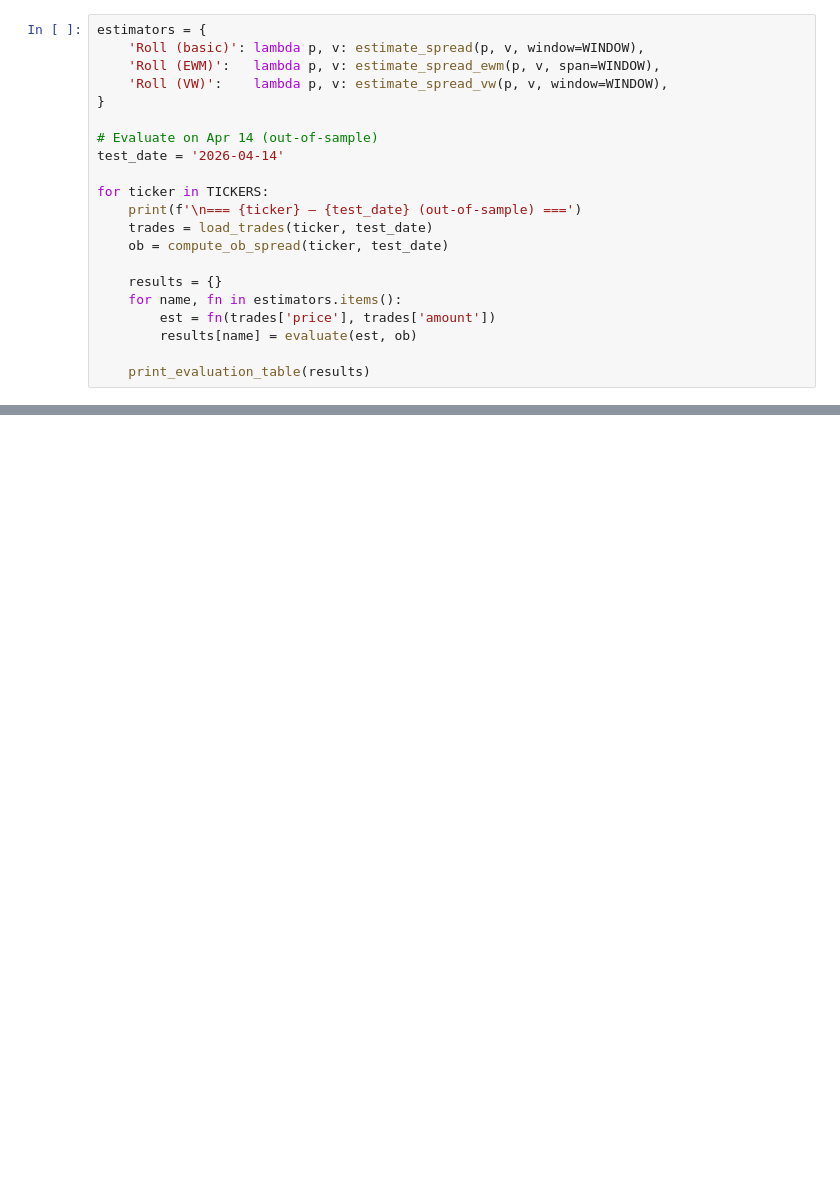
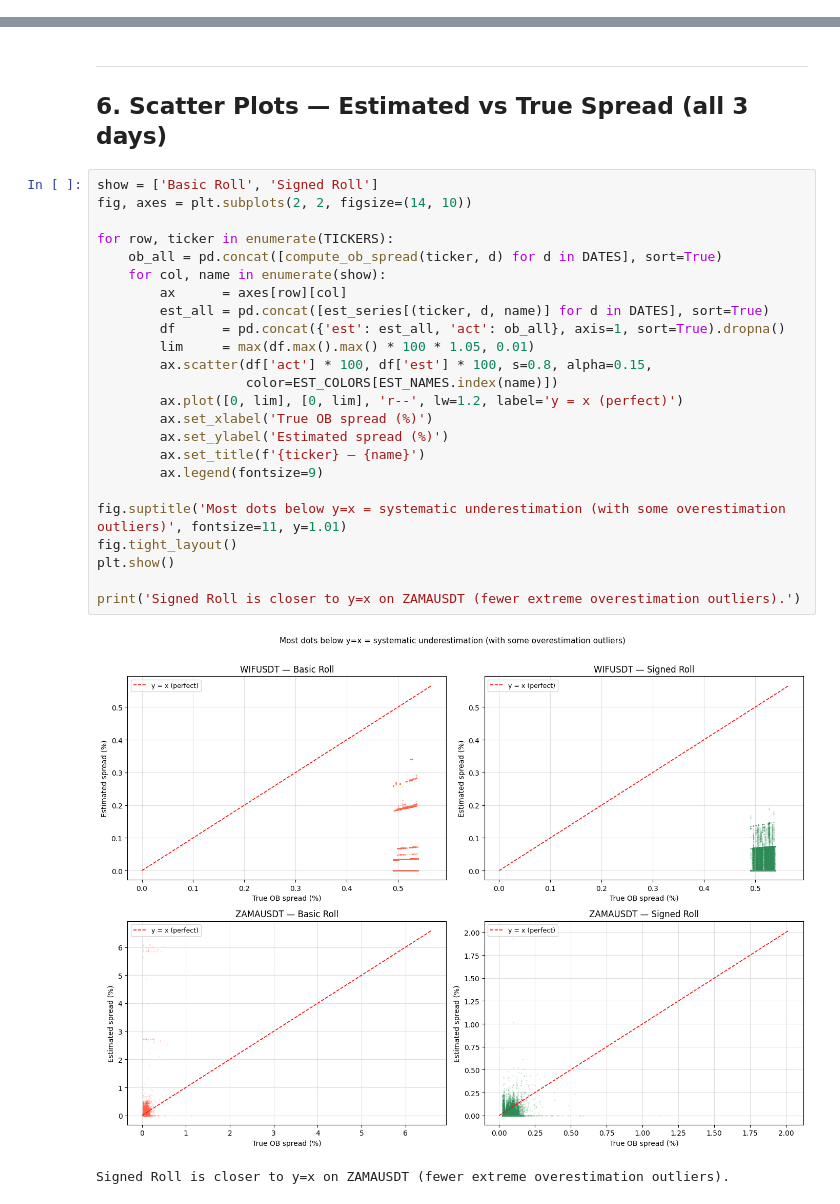
Before and after one commit to shadow-27/ATS_Project, a Jupyter notebook: notebooks/03_extensions.ipynb, the cells around one changed output, grey strips where cells are left out. Drawn from its saved outputs; the diff is of its cells as text; blank space fills up the shorter version.

```diff
--- a/notebooks/03_extensions.ipynb
+++ b/notebooks/03_extensions.ipynb
@@ -101,21 +42,0 @@ def estimate_spread_vw(
-# %%
-estimators = {
-    'Roll (basic)': lambda p, v: estimate_spread(p, v, window=WINDOW),
-    'Roll (EWM)':   lambda p, v: estimate_spread_ewm(p, v, span=WINDOW),
-    'Roll (VW)':    lambda p, v: estimate_spread_vw(p, v, window=WINDOW),
-}
-
-# Evaluate on Apr 14 (out-of-sample)
-test_date = '2026-04-14'
-
-for ticker in TICKERS:
-    print(f'\n=== {ticker} — {test_date} (out-of-sample) ===')
-    trades = load_trades(ticker, test_date)
-    ob = compute_ob_spread(ticker, test_date)
-
-    results = {}
-    for name, fn in estimators.items():
-        est = fn(trades['price'], trades['amount'])
-        results[name] = evaluate(est, ob)
-
-    print_evaluation_table(results)
@@ -172,0 +314,30 @@ Document here any approaches that were tried but failed, for inclusion in the pr
+# %% [markdown]
+---
+## 6. Scatter Plots — Estimated vs True Spread (all 3 days)
+# %%
+show = ['Basic Roll', 'Signed Roll']
+fig, axes = plt.subplots(2, 2, figsize=(14, 10))
+
+for row, ticker in enumerate(TICKERS):
+    ob_all = pd.concat([compute_ob_spread(ticker, d) for d in DATES], sort=True)
+    for col, name in enumerate(show):
+        ax      = axes[row][col]
+        est_all = pd.concat([est_series[(ticker, d, name)] for d in DATES], sort=True)
+        df      = pd.concat({'est': est_all, 'act': ob_all}, axis=1, sort=True).dropna()
+        lim     = max(df.max().max() * 100 * 1.05, 0.01)
+        ax.scatter(df['act'] * 100, df['est'] * 100, s=0.8, alpha=0.15,
+                   color=EST_COLORS[EST_NAMES.index(name)])
+        ax.plot([0, lim], [0, lim], 'r--', lw=1.2, label='y = x (perfect)')
+        ax.set_xlabel('True OB spread (%)')
+        ax.set_ylabel('Estimated spread (%)')
+        ax.set_title(f'{ticker} — {name}')
+        ax.legend(fontsize=9)
+
+fig.suptitle('Most dots below y=x = systematic underestimation (with some overestimation outliers)', fontsize=11, y=1.01)
+fig.tight_layout()
+plt.show()
+
+print('Signed Roll is closer to y=x on ZAMAUSDT (fewer extreme overestimation outliers).')
+# %% [output]
+[figure, added]
+Signed Roll is closer to y=x on ZAMAUSDT (fewer extreme overestimation outliers).
```
Also changed, not shown: parts of 23 cells of this notebook, 2 other files.
